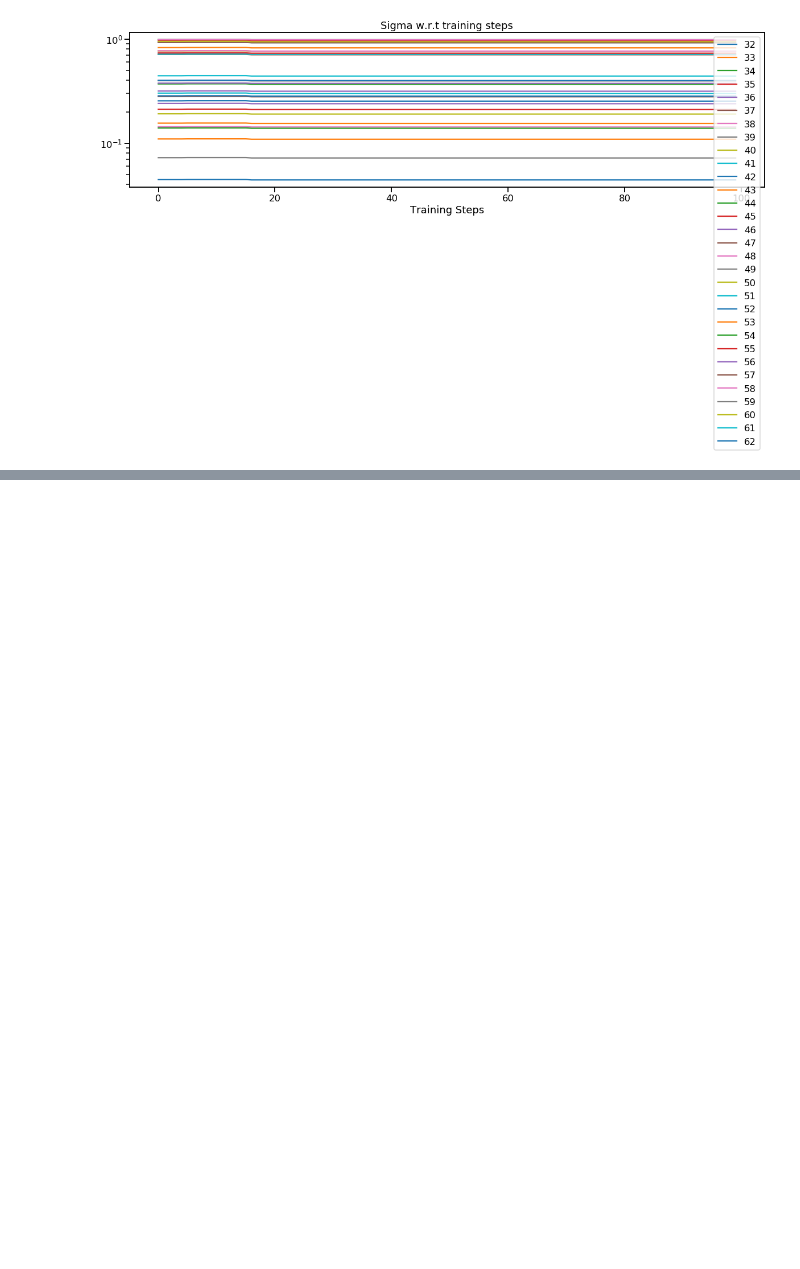
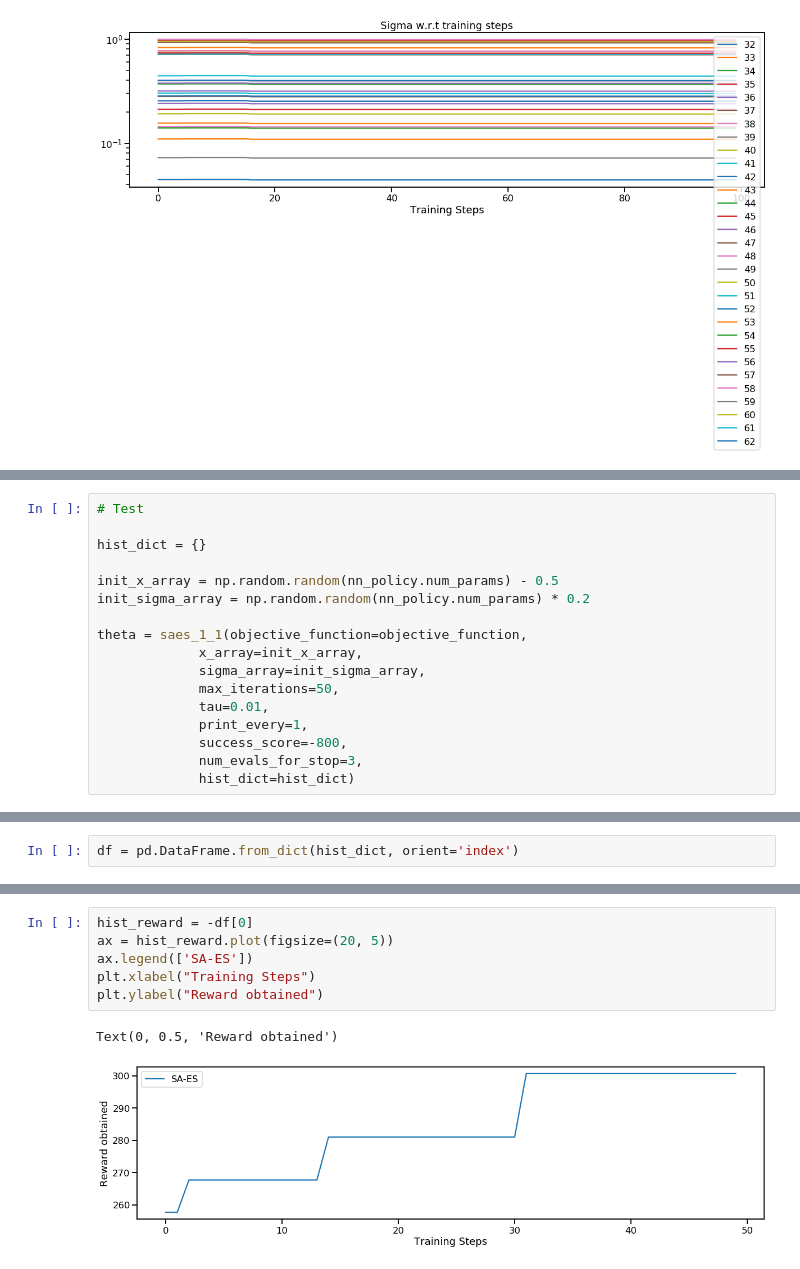
Before and after one commit to AutomnePAN/INF581-project-daxigua, a Jupyter notebook: Policy_Search_Agent.ipynb, the cells around one changed output, grey strips where cells are left out. Saved outputs shown, nothing was run; the diff lists cells and outputs as text; blank space fills up the shorter version.

```diff
--- a/Policy_Search_Agent.ipynb
+++ b/Policy_Search_Agent.ipynb
@@ -509,0 +532,17 @@ plt.xlabel("Training Steps");
+# %%
+# Test
+
+hist_dict = {}
+
+init_x_array = np.random.random(nn_policy.num_params) - 0.5
+init_sigma_array = np.random.random(nn_policy.num_params) * 0.2
+
+theta = saes_1_1(objective_function=objective_function,
+             x_array=init_x_array,
+             sigma_array=init_sigma_array,
+             max_iterations=50,
+             tau=0.01,
+             print_every=1,
+             success_score=-800,
+             num_evals_for_stop=3,
+             hist_dict=hist_dict)
@@ -544,0 +622,2 @@ plt.hist(scores)
+# %%
+df = pd.DataFrame.from_dict(hist_dict, orient='index')
@@ -544,0 +645,9 @@ plt.hist(scores)
+# %%
+hist_reward = -df[0]
+ax = hist_reward.plot(figsize=(20, 5))
+ax.legend(['SA-ES'])
+plt.xlabel("Training Steps")
+plt.ylabel("Reward obtained")
+# %% [output]
+Text(0, 0.5, 'Reward obtained')
+[figure, added]
```
Also changed, not shown: parts of 17 cells of this notebook, 7 other files.
